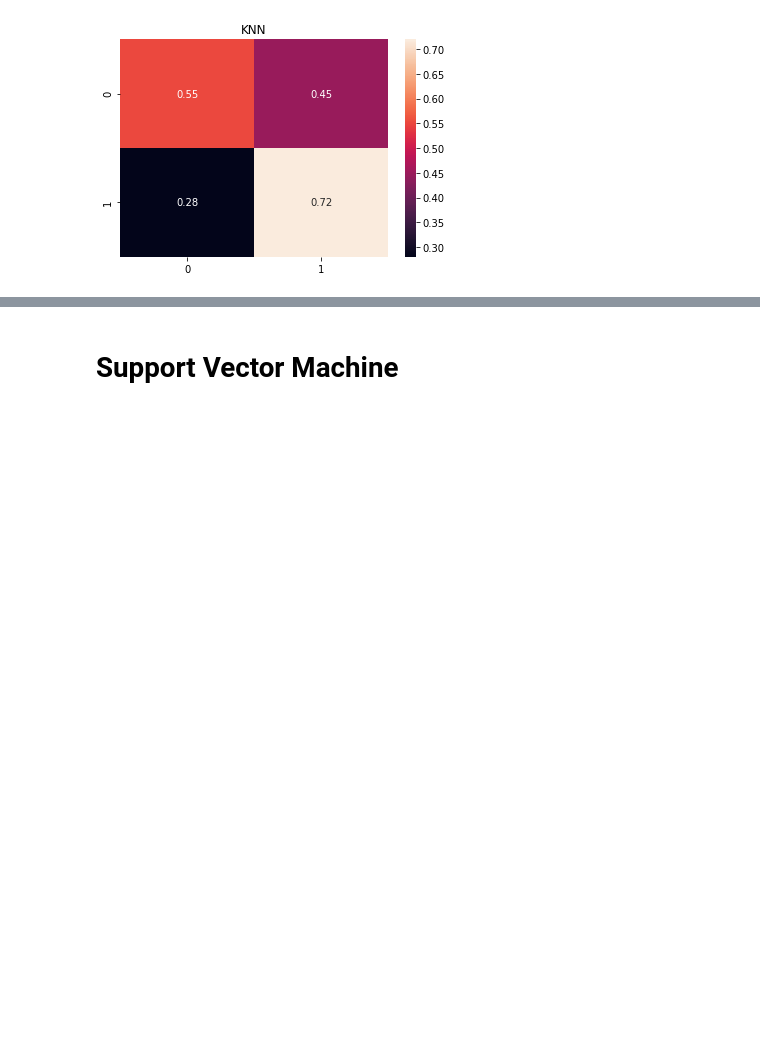
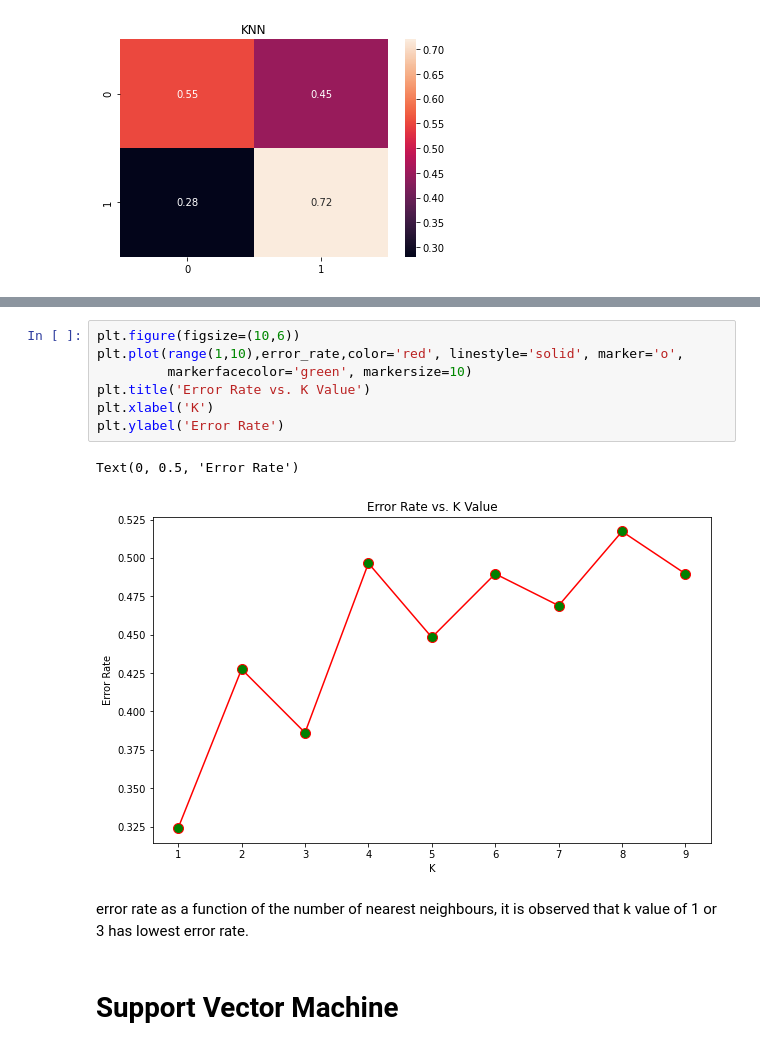
Before and after one commit to Adhishreya/Liver-Disease-Prediction, a Jupyter notebook: Final_Liver_disease_predictions.ipynb, the cells around one changed output, grey strips where cells are left out. Drawn from its saved outputs; the diff is of its cells as text; blank space fills up the shorter version.

```diff
--- a/Final_Liver_disease_predictions.ipynb
+++ b/Final_Liver_disease_predictions.ipynb
@@ -283,3 +294,15 @@ Text(0.5, 1.0, 'KNN')
+# %%
+plt.figure(figsize=(10,6))
+plt.plot(range(1,10),error_rate,color='red', linestyle='solid', marker='o',
+         markerfacecolor='green', markersize=10)
+plt.title('Error Rate vs. K Value')
+plt.xlabel('K')
+plt.ylabel('Error Rate')
+# %% [output]
+Text(0, 0.5, 'Error Rate')
+[figure, added]
+# %% [markdown]
+error rate as a function of the number of nearest neighbours, it is observed that k value of 1 or 3 has lowest error rate.
 # %% [markdown]
 # Support Vector Machine
 # %%
```
Also changed, not shown: parts of 31 cells of this notebook.
